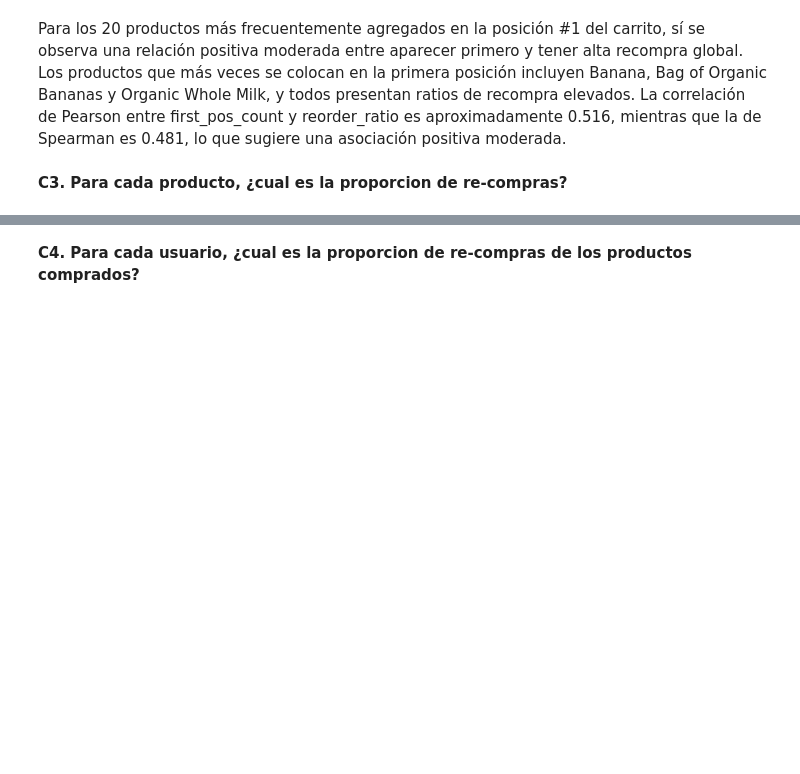
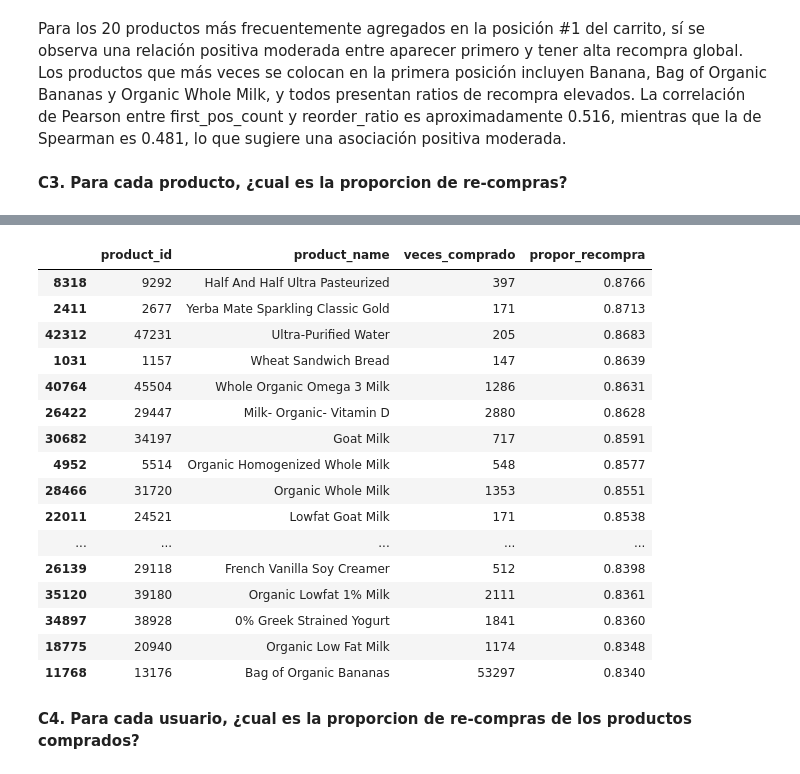
Before and after one commit to gbberru/ds-week-2, a Jupyter notebook: taller_3_Gustavo_Berru.ipynb, the cells around one changed output, grey strips where cells are left out. Drawn from its saved outputs; the diff is of its cells as text; code cells hidden in the pictures; blank space fills up the shorter version.

```diff
--- a/taller_3_Gustavo_Berru.ipynb
+++ b/taller_3_Gustavo_Berru.ipynb
@@ -1530,2 +1563,26 @@ Para los 20 productos más frecuentemente agregados en la posición #1 del carri
+# %%
+c3_product_repurchase_filtrado = c3_product_repurchase[
+    c3_product_repurchase["veces_comprado"] >= 100
+].copy()
+
+display(c3_product_repurchase_filtrado.head(20))
+# %% [output]
+|  | product_id | product_name | veces_comprado | propor_recompra |
+| 8318 | 9292 | Half And Half Ultra Pasteurized | 397 | 0.8766 |
+| 2411 | 2677 | Yerba Mate Sparkling Classic Gold | 171 | 0.8713 |
+| 42312 | 47231 | Ultra-Purified Water | 205 | 0.8683 |
+| 1031 | 1157 | Wheat Sandwich Bread | 147 | 0.8639 |
+| 40764 | 45504 | Whole Organic Omega 3 Milk | 1286 | 0.8631 |
+| 26422 | 29447 | Milk- Organic- Vitamin D | 2880 | 0.8628 |
+| 30682 | 34197 | Goat Milk | 717 | 0.8591 |
+| 4952 | 5514 | Organic Homogenized Whole Milk | 548 | 0.8577 |
+| 28466 | 31720 | Organic Whole Milk | 1353 | 0.8551 |
+| 22011 | 24521 | Lowfat Goat Milk | 171 | 0.8538 |
+| ... | ... | ... | ... | ... |
+| 26139 | 29118 | French Vanilla Soy Creamer | 512 | 0.8398 |
+| 35120 | 39180 | Organic Lowfat 1% Milk | 2111 | 0.8361 |
+| 34897 | 38928 | 0% Greek Strained Yogurt | 1841 | 0.8360 |
+| 18775 | 20940 | Organic Low Fat Milk | 1174 | 0.8348 |
+| 11768 | 13176 | Bag of Organic Bananas | 53297 | 0.8340 |
 # %% [markdown]
 **C4. Para cada usuario, ¿cual es la proporcion de re-compras de los productos comprados?**
```
Also changed, not shown: parts of 7 cells of this notebook.
